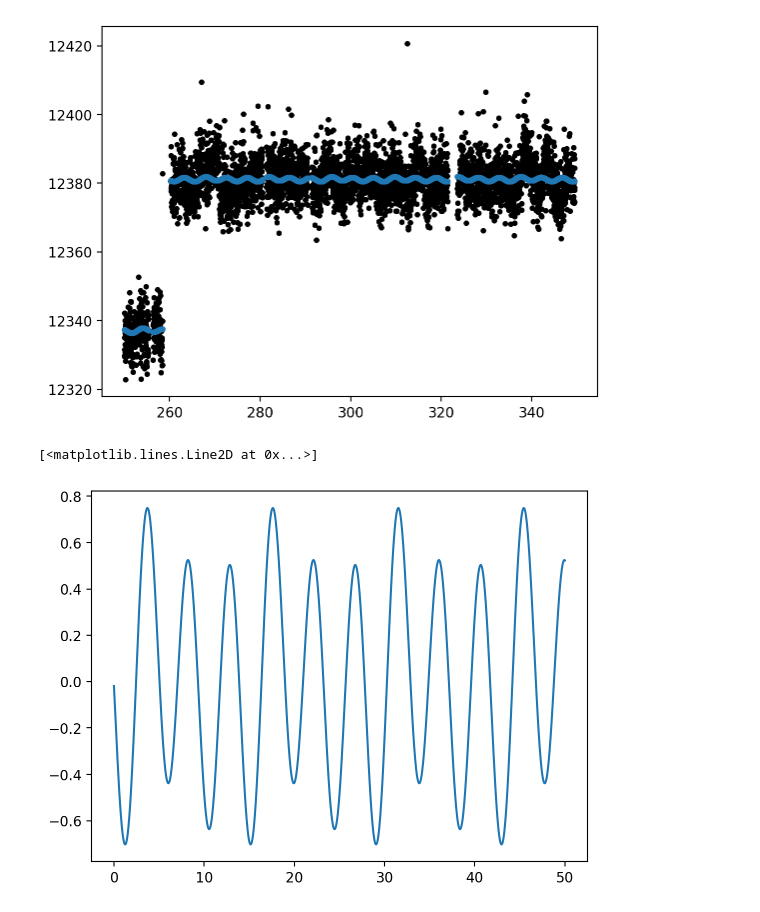
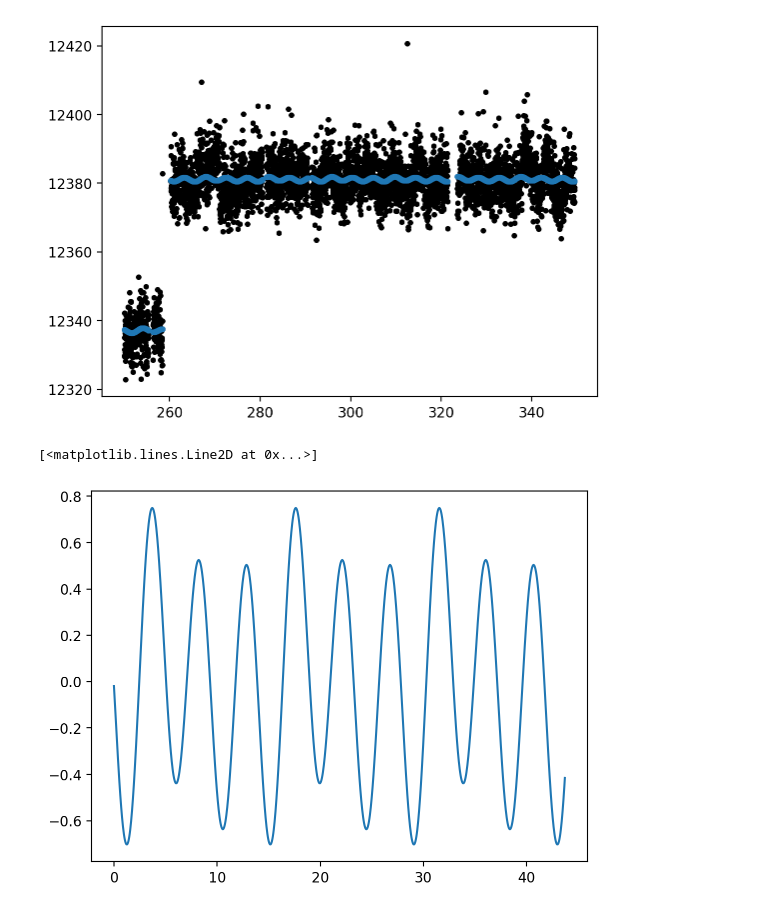
Before and after one commit to ssagynbayeva/HarmonicLombScargle, a Jupyter notebook: KIC5111207_test.ipynb, the cells around one changed output. Saved outputs shown, nothing was run; the diff lists cells and outputs as text; code cells hidden in the pictures.

```diff
--- a/KIC5111207_test.ipynb
+++ b/KIC5111207_test.ipynb
@@ -35,3 +35,16 @@ plt.plot(fgrid, logls)
 plt.xscale('log')
 # %% [output]
 [figure]
+# %%
+for nh in [1, 3, 5]:
+    h = HarmonicLombScargle(times, fluxes, quarters, nh)
+    fgrid = h.relative_frequency_grid(0.05)
+    logls = h.logl_on_grid(fgrid)
+    plt.plot(1/fgrid, logls, label=r'$N_h = {:d}$'.format(nh), alpha=0.25)
+plt.xscale('log')
+plt.xlabel(r'$P / \mathrm{d}$')
+plt.ylabel(r'$\log \mathcal{L}$')
+plt.legend()
+plt.axvline(5.47, color='k', alpha=0.1)
+plt.axvline(13.91, color='k', alpha=0.1)
+plt.xlim(1, 100)
@@ -78,8 +92,8 @@ plt.plot(times[sel], y[sel], '.')
 [<matplotlib.lines.Line2D at 0x...>]
 [figure]
 # %%
-ts = np.linspace(0, 50, 1000)
+ts = np.linspace(0, np.pi*1/f, 1000)
 plt.plot(ts, hls.periodic_lightcurve(ts, f, x_best))
 # %% [output]
 [<matplotlib.lines.Line2D at 0x...>]
-[figure, old version]
+[figure, new version]
```
Also changed, not shown: parts of 2 cells of this notebook.
